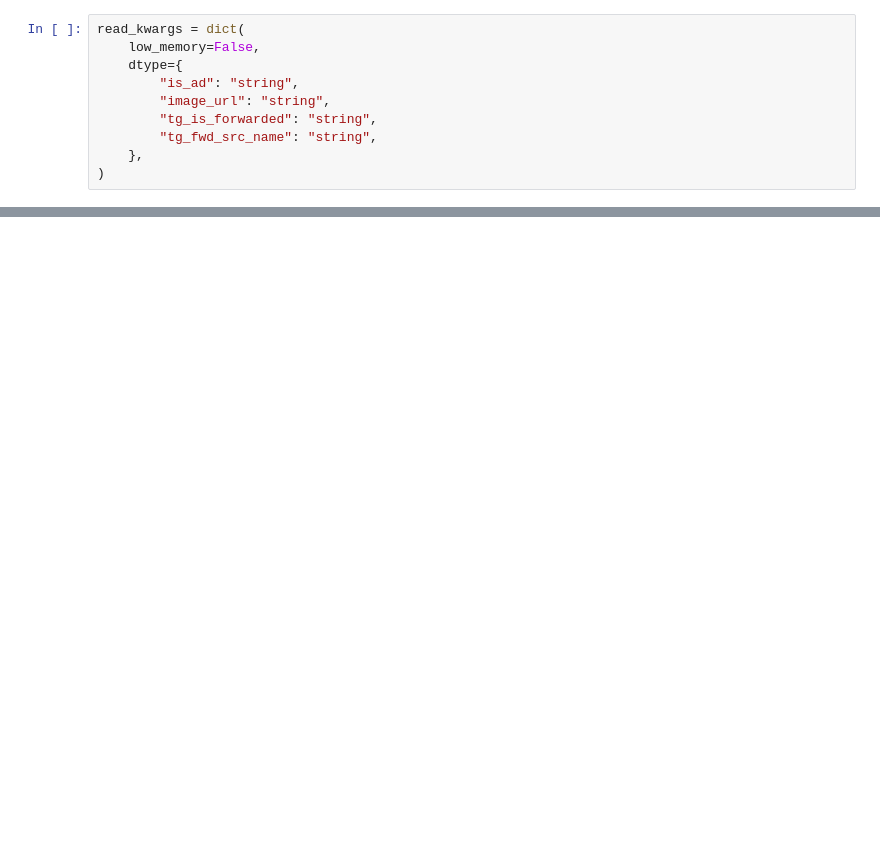
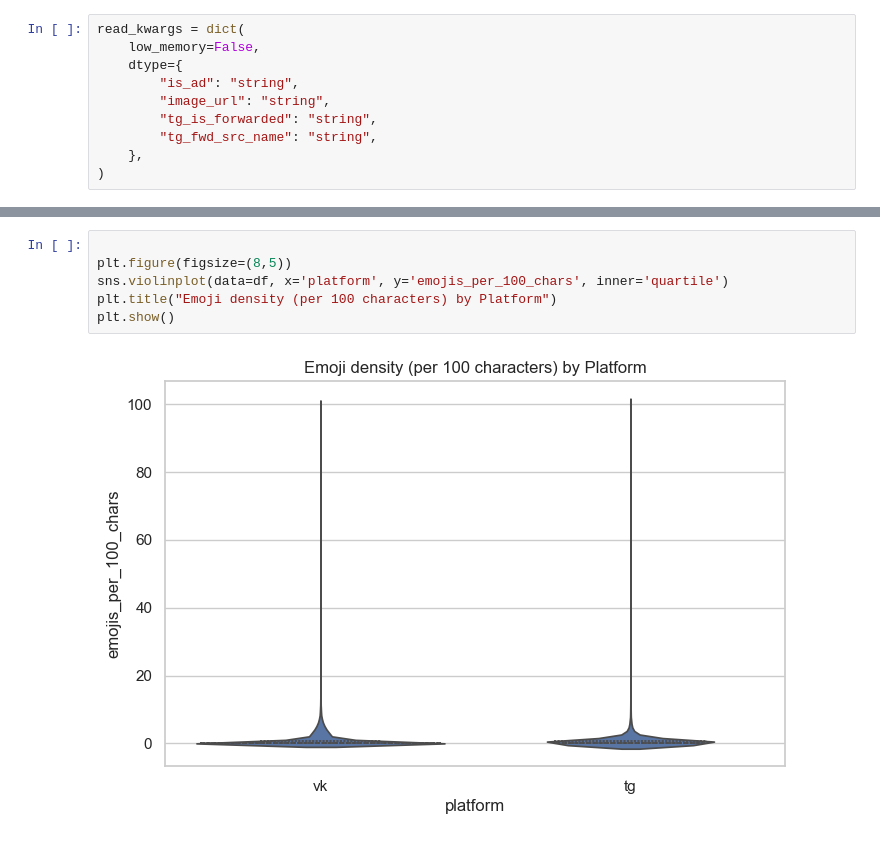
Before and after one commit to CatPawsCoder/viral_posts_detection, a Jupyter notebook: preprocessing/eda.ipynb, the cells around one changed output, grey strips where cells are left out. Cells and saved outputs as stored; diff of their text form; blank space fills up the shorter version.

```diff
--- a/preprocessing/eda.ipynb
+++ b/preprocessing/eda.ipynb
@@ -683,0 +120,8 @@ KeyboardInterrupt:
+# %%
+
+plt.figure(figsize=(8,5))
+sns.violinplot(data=df, x='platform', y='emojis_per_100_chars', inner='quartile')
+plt.title("Emoji density (per 100 characters) by Platform")
+plt.show()
+# %% [output]
+[figure, added]
```
Also changed, not shown: parts of 69 cells of this notebook.
